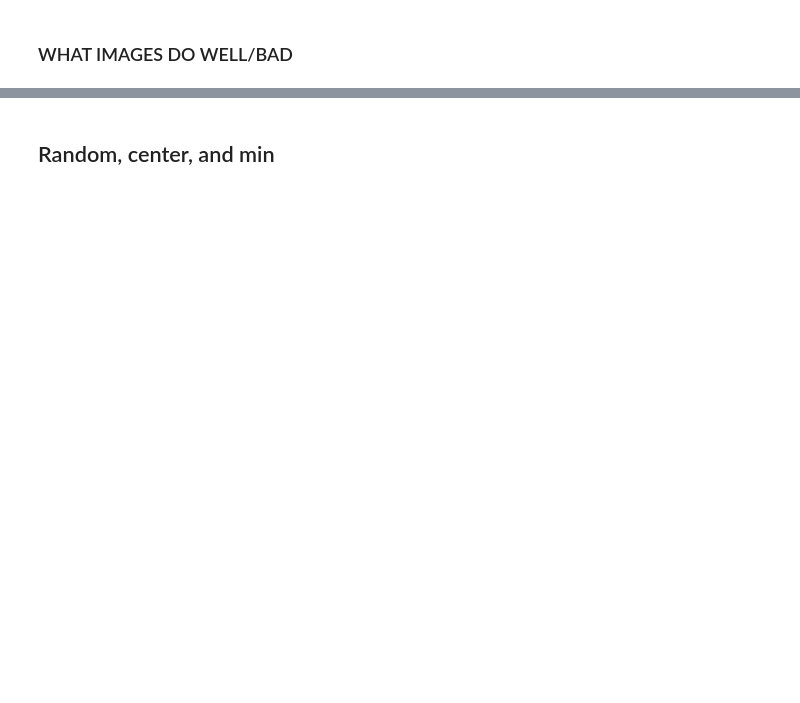
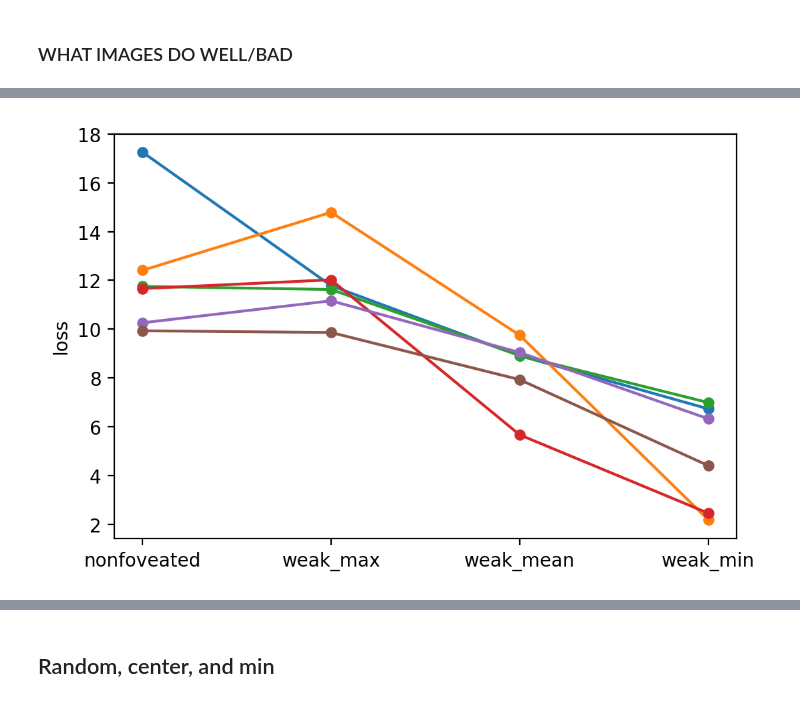
Before and after one commit to JohanvandenHeuvel/UsingASecondaryNetworkForFoveationInComputerVision, a Jupyter notebook: analysis_data.ipynb, the cells around one changed output, grey strips where cells are left out. Cells and saved outputs as stored; diff of their text form; code cells hidden in the pictures; blank space fills up the shorter version.

```diff
--- a/analysis_data.ipynb
+++ b/analysis_data.ipynb
@@ -279,0 +307,12 @@ betterFoveated
+# %%
+fig = plt.figure(dpi=200)
+
+for _, r in betterFoveated[:6].iterrows():
+#     print(r)
+    plt.plot([r['nonfoveated'], r['weak_max'], r['weak_mean'], r['weak_min']], marker='.', markersize=10)
+
+plt.ylabel('loss')
+plt.xticks([0,1,2,3], ['nonfoveated', 'weak_max', 'weak_mean', 'weak_min'])
+fig.savefig("images/betterfoveationscores", bbox_inches='tight')
+# %% [output]
+[figure, added]
```
Also changed, not shown: parts of 15 cells of this notebook, 20 other files.
